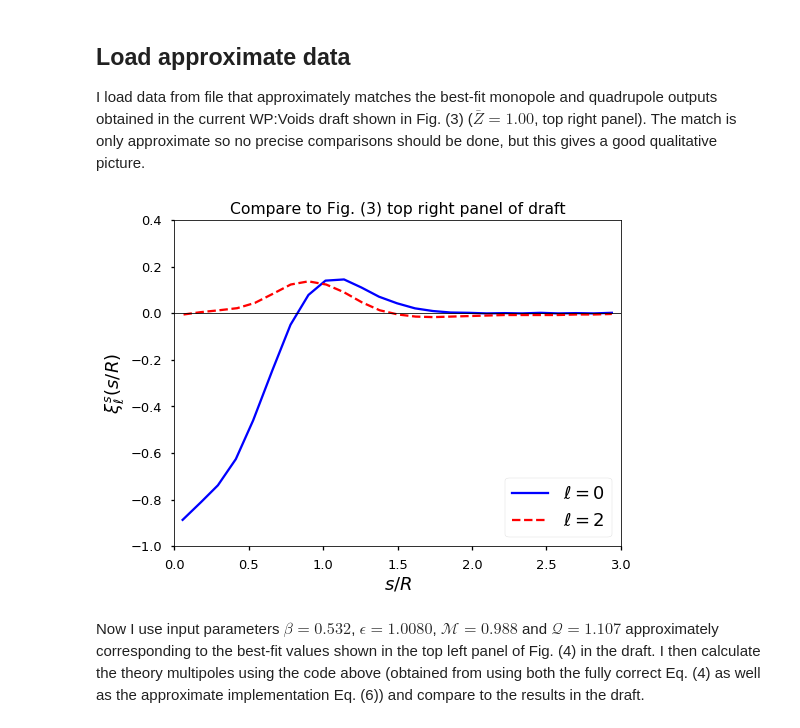
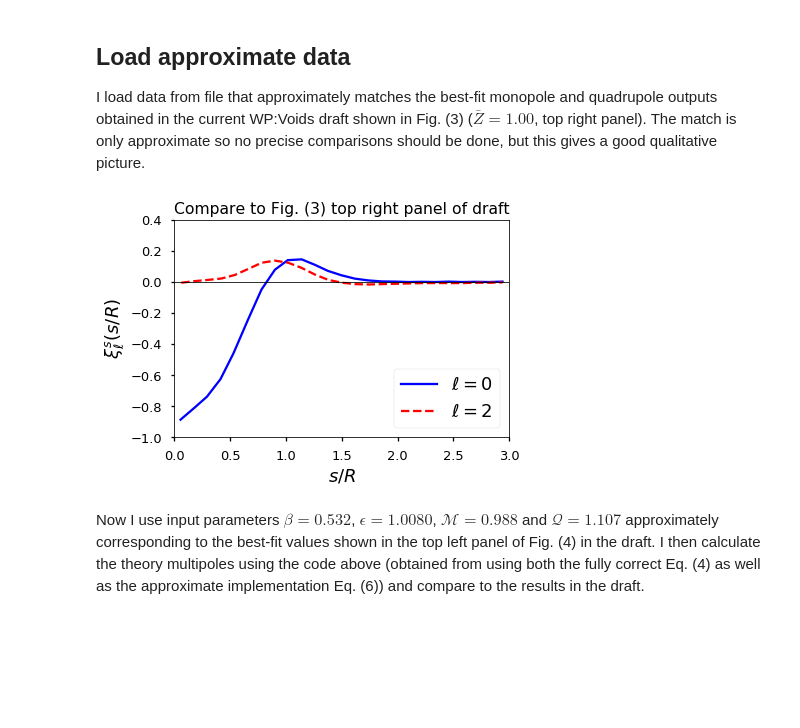
Before and after one commit to seshnadathur/Notes, a Jupyter notebook: Void-galaxy code test.ipynb, the cells around one changed output. Drawn from its saved outputs; the diff is of its cells as text; code cells hidden in the pictures; blank space fills up the shorter version.

```diff
--- a/Void-galaxy code test.ipynb
+++ b/Void-galaxy code test.ipynb
@@ -337,19 +337,19 @@ I load data from file that approximately matches the best-fit monopole and quadr
 # %%
 paper_mono = np.loadtxt('reference_data/xi_s_mono_th_wpv2_z1.0.txt')
 paper_quad = np.loadtxt('reference_data/xi_s_quad_th_wpv2_z1.0.txt')
 
-plt.figure(figsize=(8,6))
+# plt.figure(figsize=(8,6))
 plt.plot(paper_mono[:, 0], paper_mono[:, 1], c='blue', label=r'$\ell=0$')
 plt.plot(paper_quad[:, 0], paper_quad[:, 1], c='red', ls='--', label=r'$\ell=2$')
 plt.axhline(0, c='k', lw=0.8)
 plt.xlim(0, 3)
 plt.ylim(-1, 0.4)
 plt.xlabel(r'$s/R$', fontsize=18)
 plt.ylabel(r'$\xi^s_\ell(s/R)$', fontsize=18)
 plt.legend(loc='lower right', fontsize=18)
 plt.title('Compare to Fig. (3) top right panel of draft');
 # %% [output]
-[figure, old version]
+[figure, new version]
 # %% [markdown]
 Now I use input parameters $\beta=0.532$, $\epsilon=1.0080$, $\mathcal{M}=0.988$ and $\mathcal{Q}=1.107$ approximately corresponding to the best-fit values shown in the top left panel of Fig. (4) in the draft. I then calculate the theory multipoles using the code above (obtained from using both the fully correct Eq. (4) as well as the approximate implementation Eq. (6)) and compare to the results in the draft.
 # %%
```
Also changed, not shown: parts of 7 cells of this notebook, 2 other files.
